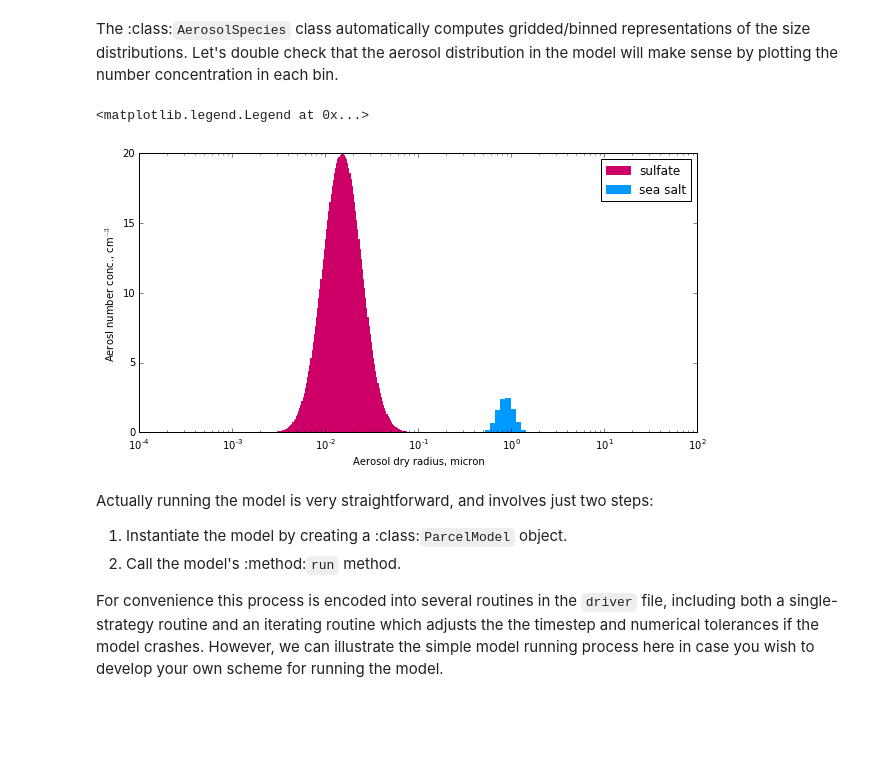
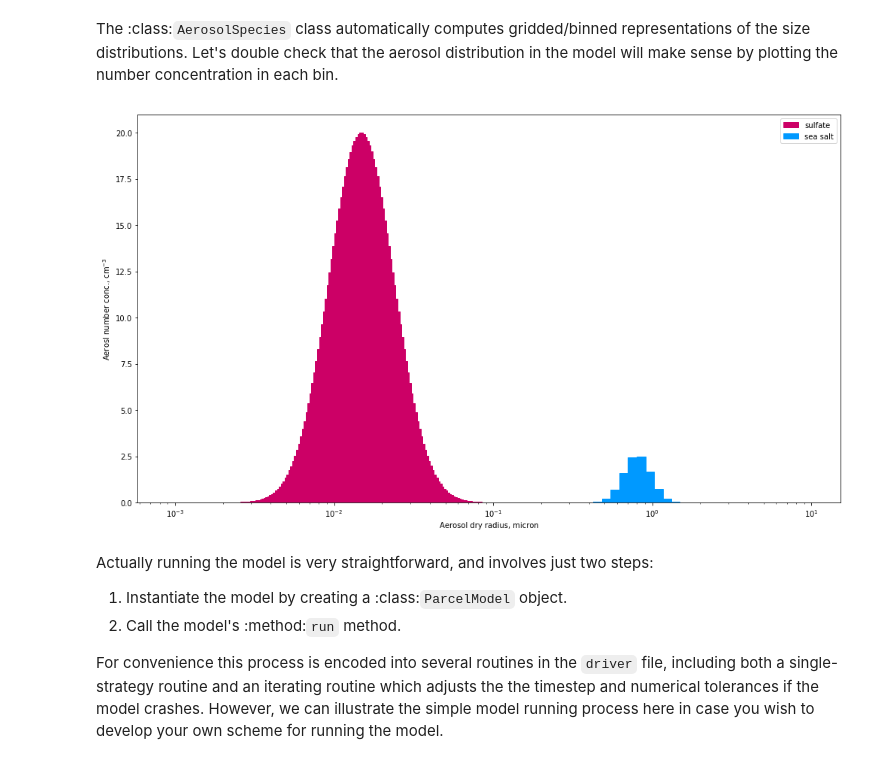
Before and after one commit to claresinger/pyrcel, a Jupyter notebook: doc/examples/basic_run.ipynb, the cells around one changed output. Saved outputs shown, nothing was run; the diff lists cells and outputs as text; code cells hidden in the pictures; blank space fills up the shorter version.

```diff
--- a/doc/examples/basic_run.ipynb
+++ b/doc/examples/basic_run.ipynb
@@ -48,24 +46,25 @@ sea_salt = pm.AerosolSpecies('sea salt',
 # %% [markdown]
 The :class:`AerosolSpecies` class automatically computes gridded/binned representations of the size distributions. Let's double check that the aerosol distribution in the model will make sense by plotting the number concentration in each bin.
 # %%
-fig = plt.figure(figsize=(10,5))
+fig = plt.figure(figsize=(14,8))
 ax = fig.add_subplot(111)
 ax.grid(False, "minor")
 
 sul_c = "#CC0066"
 ax.bar(sulfate.rs[:-1], sulfate.Nis*1e-6, np.diff(sulfate.rs),
-        color=sul_c, label="sulfate", edgecolor="#CC0066")
+        color=sul_c, label="sulfate", edgecolor=sul_c)
 sea_c = "#0099FF"
 ax.bar(sea_salt.rs[:-1], sea_salt.Nis*1e-6, np.diff(sea_salt.rs),
-        color=sea_c, label="sea salt", edgecolor="#0099FF")
+        color=sea_c, label="sea salt", edgecolor=sea_c)
 ax.semilogx()
 
 ax.set_xlabel("Aerosol dry radius, micron")
 ax.set_ylabel("Aerosl number conc., cm$^{-3}$")
 ax.legend(loc='upper right')
+plt.tight_layout()
+plt.show()
 # %% [output]
-<matplotlib.legend.Legend at 0x...>
-[figure, old version]
+[figure, new version]
 # %% [markdown]
 Actually running the model is very straightforward, and involves just two steps:
 
```
Also changed, not shown: parts of 2 cells of this notebook, 3 other files.
